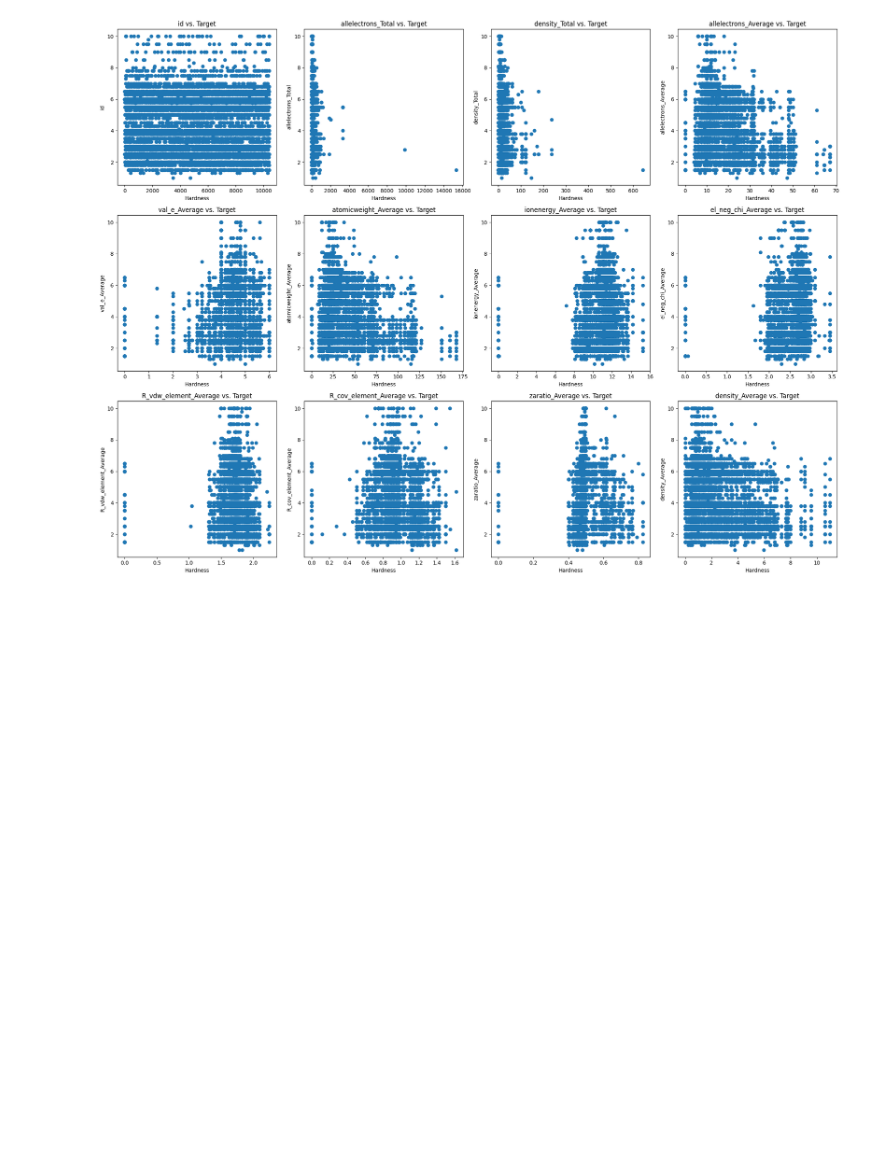
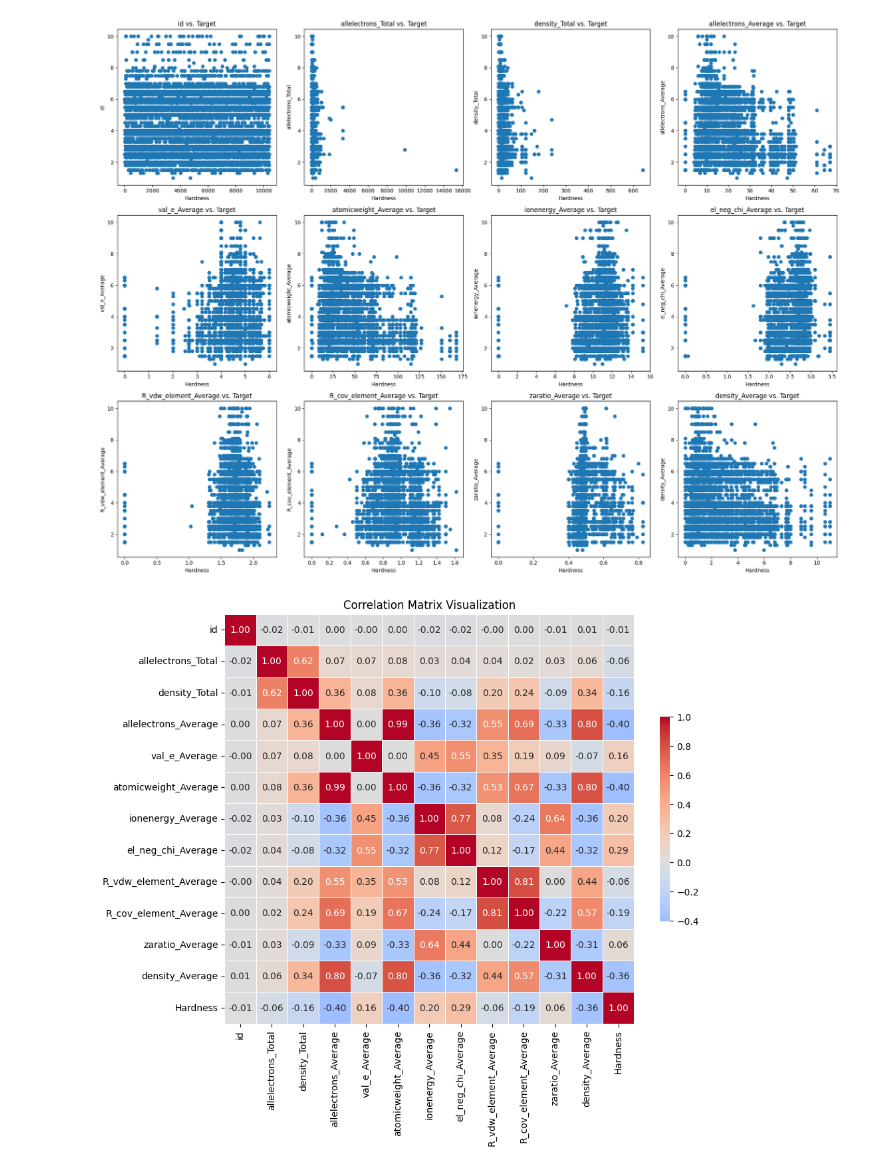
Before and after one commit to gacheru101/Play_ground_series-data, a Jupyter notebook: play-ground-series.ipynb, the cells around one changed output. Drawn from its saved outputs; the diff is of its cells as text; code cells hidden in the pictures; blank space fills up the shorter version.

```diff
--- a/play-ground-series.ipynb
+++ b/play-ground-series.ipynb
@@ -77,3 +94,21 @@ plt.tight_layout()
 plt.show()
 # %% [output]
 [figure]
+# %%
+#correlation heatmap to show the correlation in the train set
+# Calculate correlation matrix
+corr_matrix = df_train.corr()
+import seaborn as sns
+
+
+# Set up the matplotlib figure
+plt.figure(figsize=(10, 8))
+
+# Draw the heatmap with the mask and correct aspect ratio
+sns.heatmap(corr_matrix, annot=True, fmt=".2f", cmap='coolwarm', center=0,
+            square=True, linewidths=.5, cbar_kws={"shrink": .5})
+
+plt.title('Correlation Matrix Visualization')
+plt.show()
+# %% [output]
+[figure, added]
```
Also changed, not shown: parts of 8 cells of this notebook.
